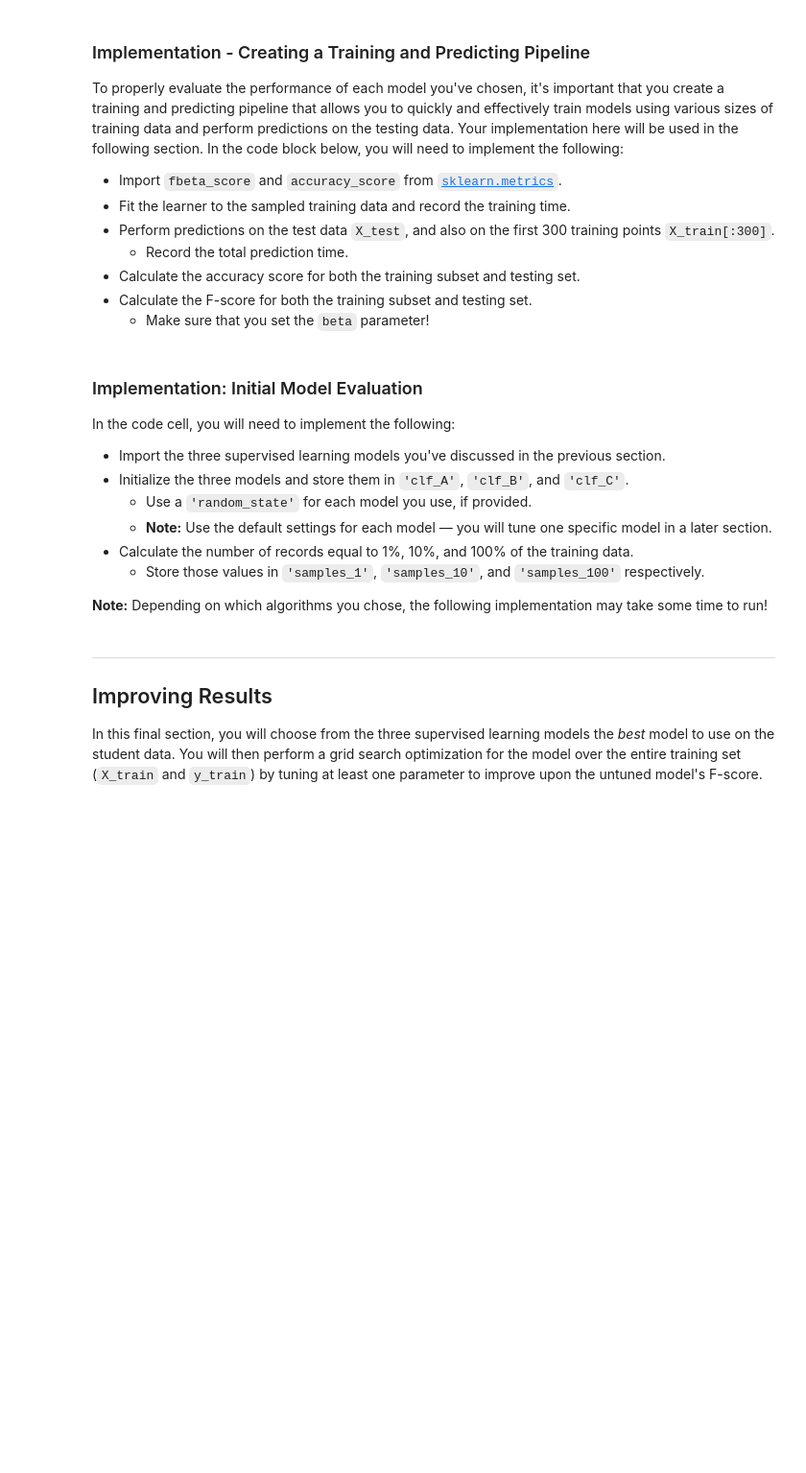
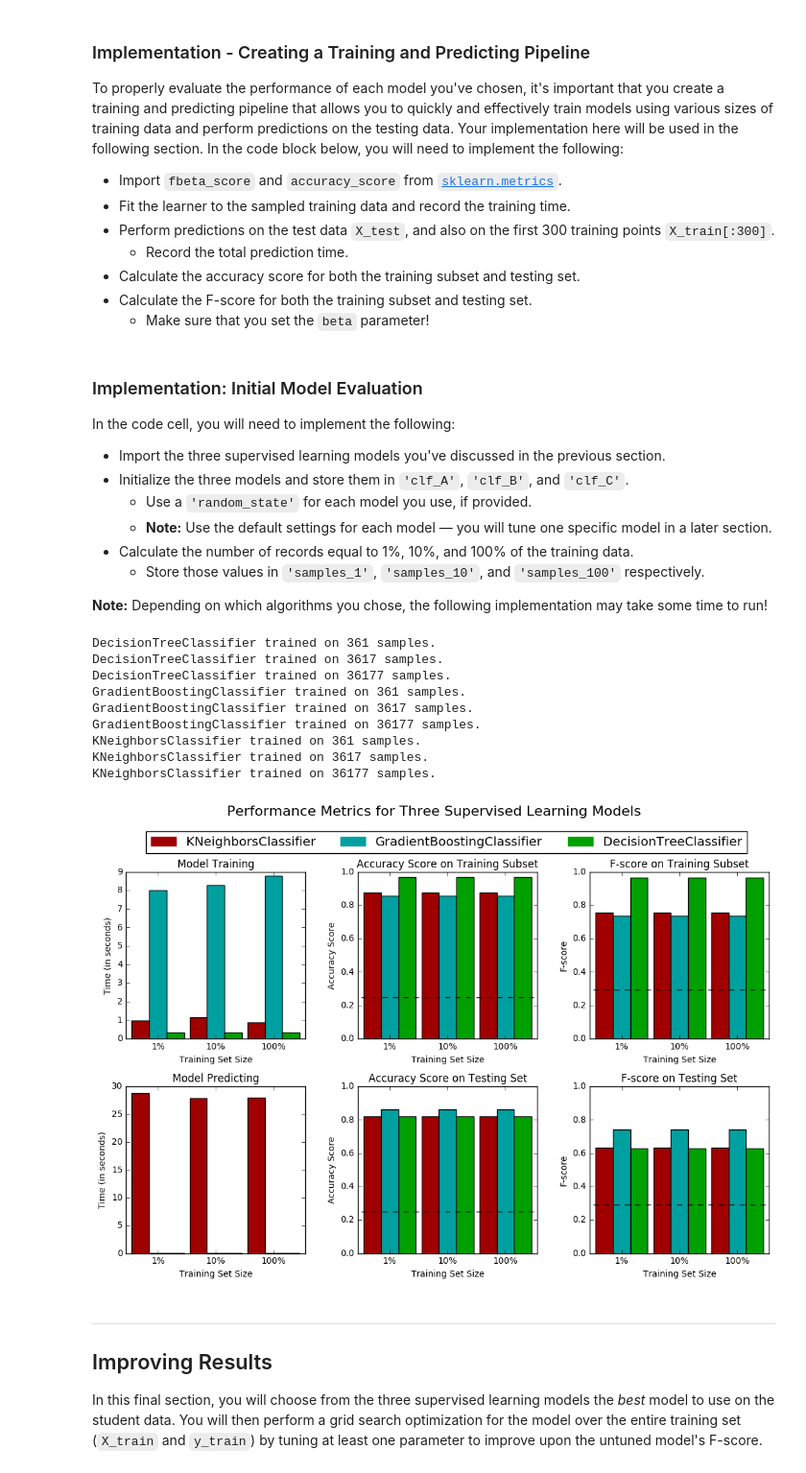
Before and after one commit to caasted/udacity-mlnd, a Jupyter notebook: finding_donors/finding_donors.ipynb, the cells around one changed output. Shown: that part at 96% size. Saved outputs shown, nothing was run; the diff lists cells and outputs as text; code cells hidden in the pictures; blank space fills up the shorter version.

```diff
--- a/finding_donors/finding_donors.ipynb
+++ b/finding_donors/finding_donors.ipynb
@@ -240,6 +248,8 @@ In the code block below, you will need to implement the following:
    - Make sure that you set the `beta` parameter!
 # %%
 # TODO: Import two metrics from sklearn - fbeta_score and accuracy_score
+from sklearn.metrics import fbeta_score
+from sklearn.metrics import accuracy_score
 
 def train_predict(learner, sample_size, X_train, y_train, X_test, y_test):
     '''
@@ -256,33 +266,33 @@ def train_predict(learner, sample_size, X_train, y_train, X_test, y_test):
 
     # TODO: Fit the learner to the training data using slicing with 'sample_size'
     start = time() # Get start time
-    learner = None
+    learner.fit(X_train, y_train)
     end = time() # Get end time
 
     # TODO: Calculate the training time
-    results['train_time'] = None
+    results['train_time'] = end - start
 
     # TODO: Get the predictions on the test set,
     #       then get predictions on the first 300 training samples
     start = time() # Get start time
-    predictions_test = None
-    predictions_train = None
+    predictions_test = learner.predict(X_test)
+    predictions_train = learner.predict(X_train[:300])
     end = time() # Get end time
 
     # TODO: Calculate the total prediction time
-    results['pred_time'] = None
+    results['pred_time'] = end - start
 
     # TODO: Compute accuracy on the first 300 training samples
-    results['acc_train'] = None
+    results['acc_train'] = accuracy_score(y_train[:300], predictions_train)
 
     # TODO: Compute accuracy on test set
-    results['acc_test'] = None
+    results['acc_test'] = accuracy_score(y_test, predictions_test)
 
     # TODO: Compute F-score on the the first 300 training samples
-    results['f_train'] = None
+    results['f_train'] = fbeta_score(y_train[:300], predictions_train, 0.5)
 
     # TODO: Compute F-score on the test set
-    results['f_test'] = None
+    results['f_test'] = fbeta_score(y_test, predictions_test, 0.5)
 
     # Success
     print "{} trained on {} samples.".format(learner.__class__.__name__, sample_size)
@@ -302,28 +312,42 @@ In the code cell, you will need to implement the following:
 **Note:** Depending on which algorithms you chose, the following implementation may take some time to run!
 # %%
 # TODO: Import the three supervised learning models from sklearn
+from sklearn.tree import DecisionTreeClassifier
+from sklearn.ensemble import GradientBoostingClassifier
+from sklearn.neighbors import KNeighborsClassifier
 
 # TODO: Initialize the three models
-clf_A = None
-clf_B = None
-clf_C = None
+clf_A = DecisionTreeClassifier(random_state=0)
+clf_B = GradientBoostingClassifier(random_state=0)
+clf_C = KNeighborsClassifier()
 
 # TODO: Calculate the number of samples for 1%, 10%, and 100% of the training data
-samples_1 = None
-samples_10 = None
-samples_100 = None
+samples_1 = int(0.01 * len(X_train))
+samples_10 = int(0.1 * len(X_train))
+samples_100 = len(X_train)
 
 # Collect results on the learners
 results = {}
 for clf in [clf_A, clf_B, clf_C]:
     clf_name = clf.__class__.__name__
     results[clf_name] = {}
     for i, samples in enumerate([samples_1, samples_10, samples_100]):
         results[clf_name][i] = \
         train_predict(clf, samples, X_train, y_train, X_test, y_test)
 
 # Run metrics visualization for the three supervised learning models chosen
 vs.evaluate(results, accuracy, fscore)
+# %% [output]
+DecisionTreeClassifier trained on 361 samples.
+DecisionTreeClassifier trained on 3617 samples.
+DecisionTreeClassifier trained on 36177 samples.
+GradientBoostingClassifier trained on 361 samples.
+GradientBoostingClassifier trained on 3617 samples.
+GradientBoostingClassifier trained on 36177 samples.
+KNeighborsClassifier trained on 361 samples.
+KNeighborsClassifier trained on 3617 samples.
+KNeighborsClassifier trained on 36177 samples.
+[figure, added]
 # %% [markdown]
 ----
 ## Improving Results
```
Also changed, not shown: parts of 2 cells of this notebook.
